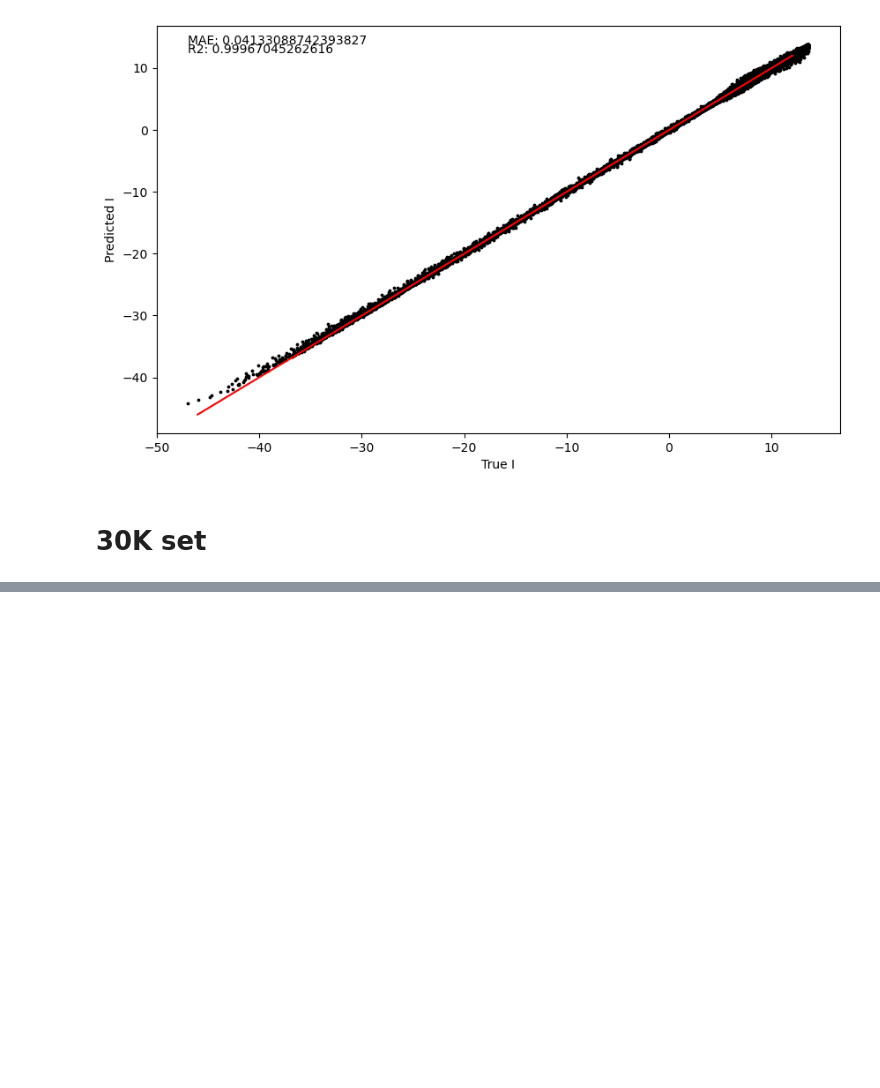
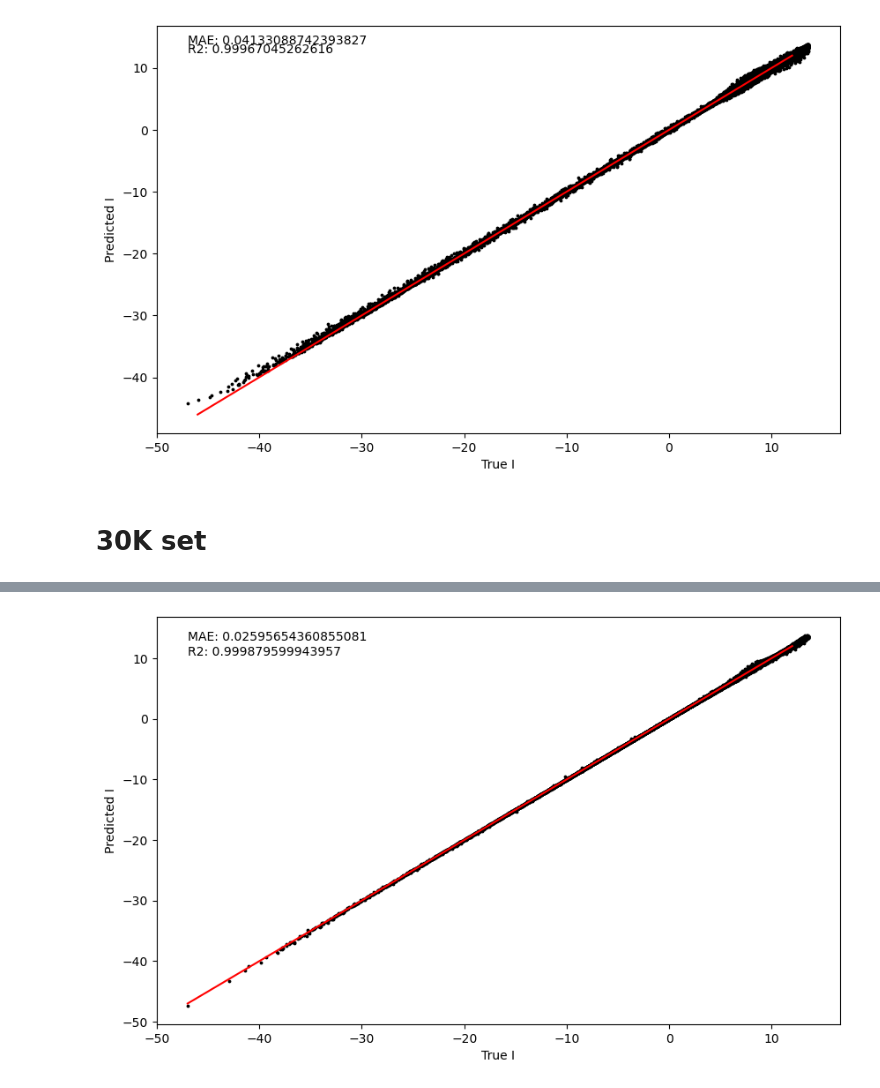
Before and after one commit to rahim1362/ml4ms2023-final-team2, a Jupyter notebook: KRR.ipynb, the cells around one changed output, grey strips where cells are left out. Cells and saved outputs as stored; diff of their text form; code cells hidden in the pictures; blank space fills up the shorter version.

```diff
--- a/KRR.ipynb
+++ b/KRR.ipynb
@@ -545,0 +429,14 @@ Plot_Pred(Y_test,pred)
+# %%
+DF_5M = DF_full.sample(1000000,random_state=0)
+Tr_x,Te_x,V_x,Tr_y,Te_y,V_y = get_folds(DF_5M,n_fold=3)
+X_train,X_test,X_val,Y_train,Y_test,Y_val = Tr_x[0],Te_x[0],V_x[0],Tr_y[0],Te_y[0],V_y[0]
+#KRR = KernelRidge(**params)
+
+#KRR.fit(X_train,Y_train)
+pred = KRR.predict(X_test)
+MAE = mean_absolute_error(Y_test,pred)
+R2 = r2_score(Y_test,pred)
+
+Plot_Pred(Y_test,pred)
+# %% [output]
+[figure, added]
```
Also changed, not shown: parts of 24 cells of this notebook.
